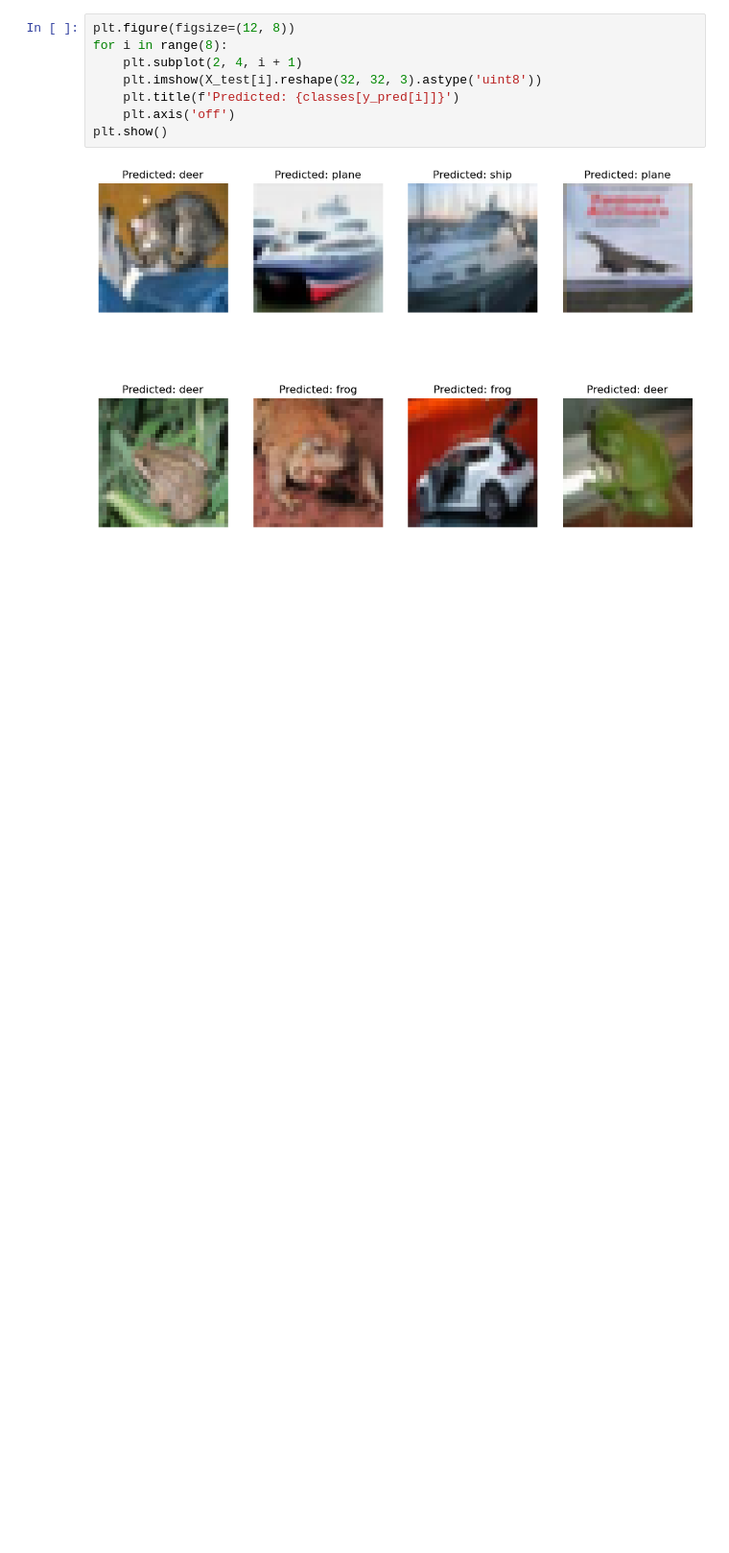
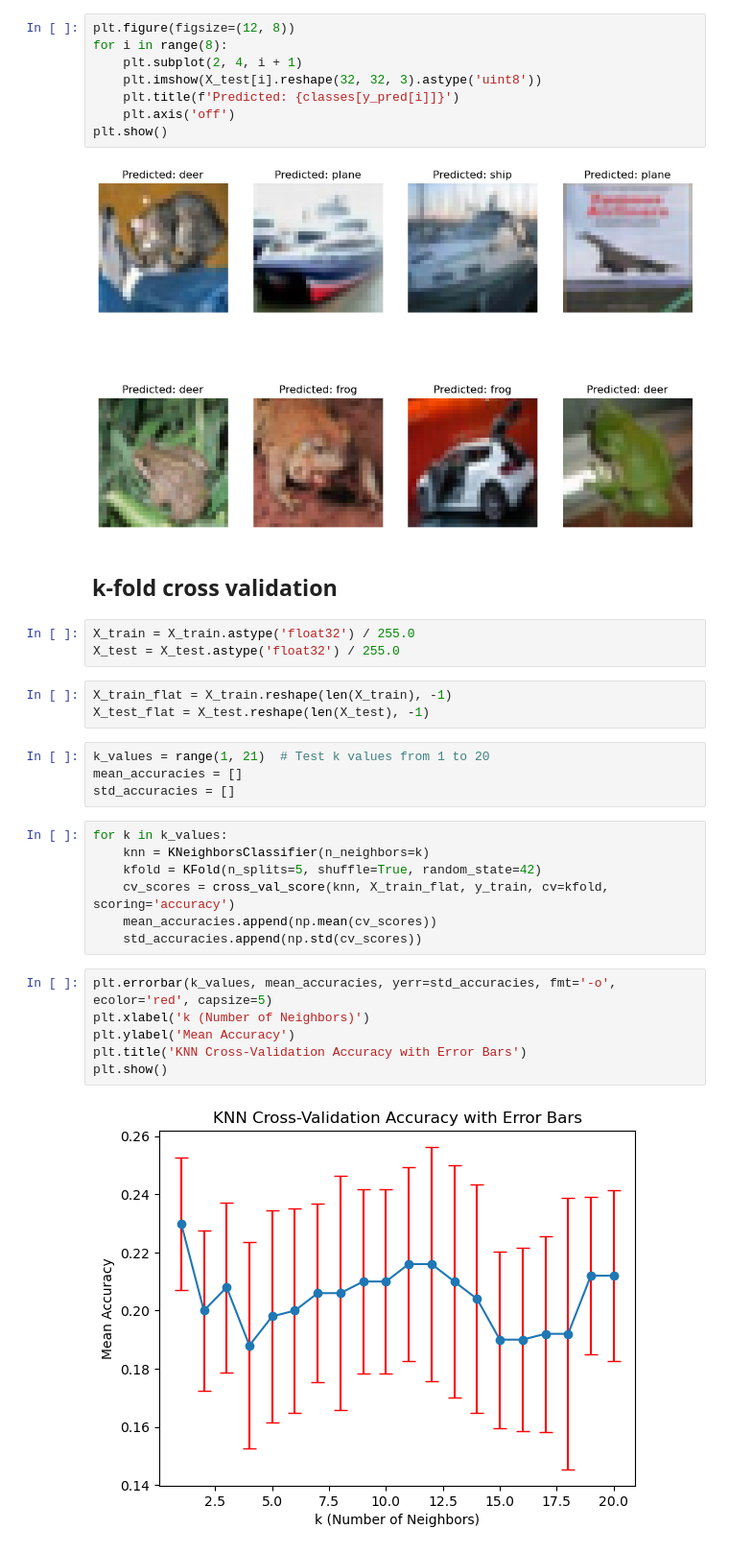
Before and after one commit to Computer-Vision-Group-F/Assignment1, a Jupyter notebook: knn.ipynb, the cells around one changed output. Shown at 96% size. Saved outputs shown, nothing was run; the diff lists cells and outputs as text; blank space fills up the shorter version.

```diff
--- a/knn.ipynb
+++ b/knn.ipynb
@@ -144,3 +144,30 @@ for i in range(8):
 plt.show()
 # %% [output]
 [figure]
+# %% [markdown]
+## k-fold cross validation
+# %%
+X_train = X_train.astype('float32') / 255.0
+X_test = X_test.astype('float32') / 255.0
+# %%
+X_train_flat = X_train.reshape(len(X_train), -1)
+X_test_flat = X_test.reshape(len(X_test), -1)
+# %%
+k_values = range(1, 21)  # Test k values from 1 to 20
+mean_accuracies = []
+std_accuracies = []
+# %%
+for k in k_values:
+    knn = KNeighborsClassifier(n_neighbors=k)
+    kfold = KFold(n_splits=5, shuffle=True, random_state=42)
+    cv_scores = cross_val_score(knn, X_train_flat, y_train, cv=kfold, scoring='accuracy')
+    mean_accuracies.append(np.mean(cv_scores))
+    std_accuracies.append(np.std(cv_scores))
+# %%
+plt.errorbar(k_values, mean_accuracies, yerr=std_accuracies, fmt='-o', ecolor='red', capsize=5)
+plt.xlabel('k (Number of Neighbors)')
+plt.ylabel('Mean Accuracy')
+plt.title('KNN Cross-Validation Accuracy with Error Bars')
+plt.show()
+# %% [output]
+[figure, added]
```
Also changed, not shown: parts of 2 cells of this notebook.
